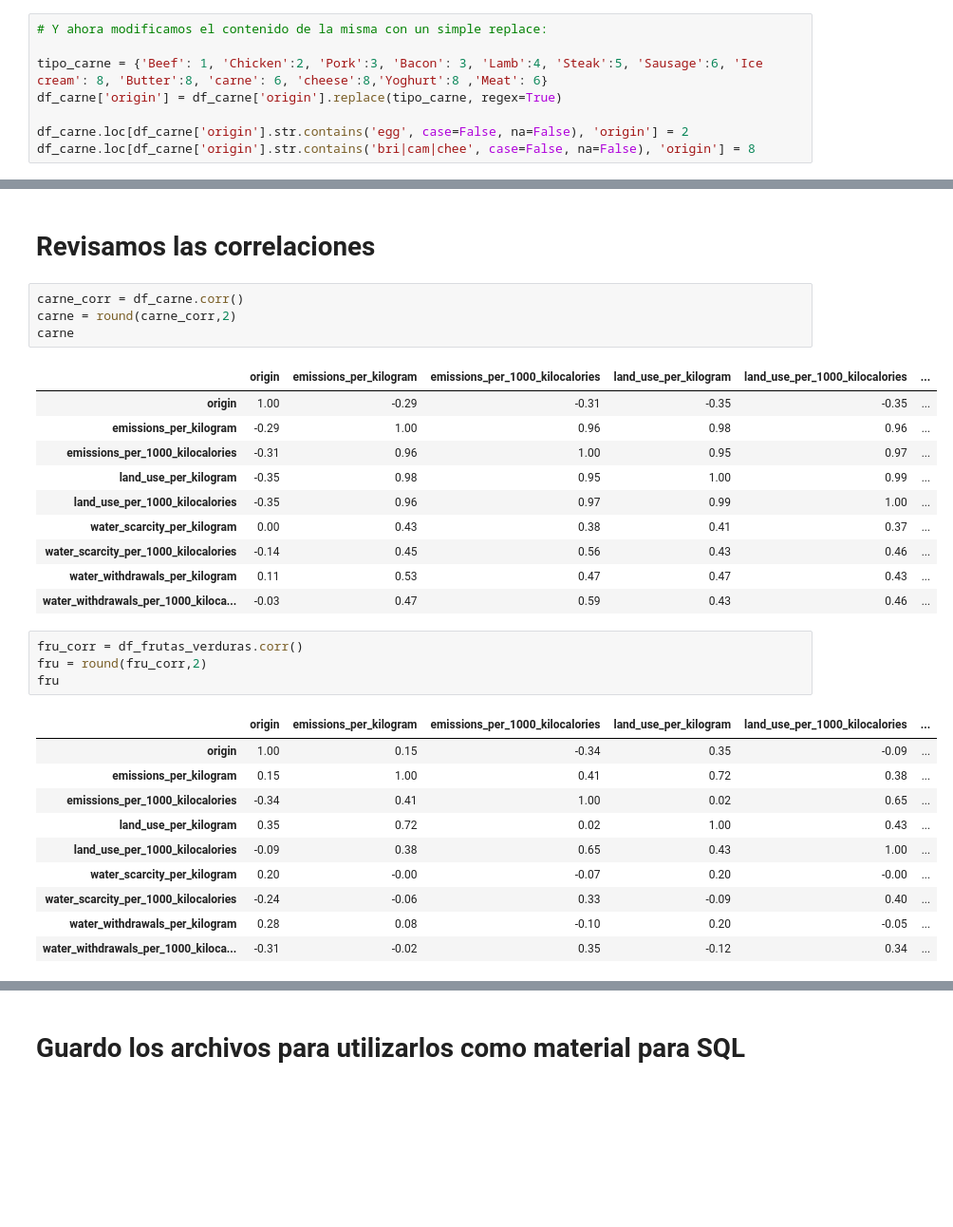
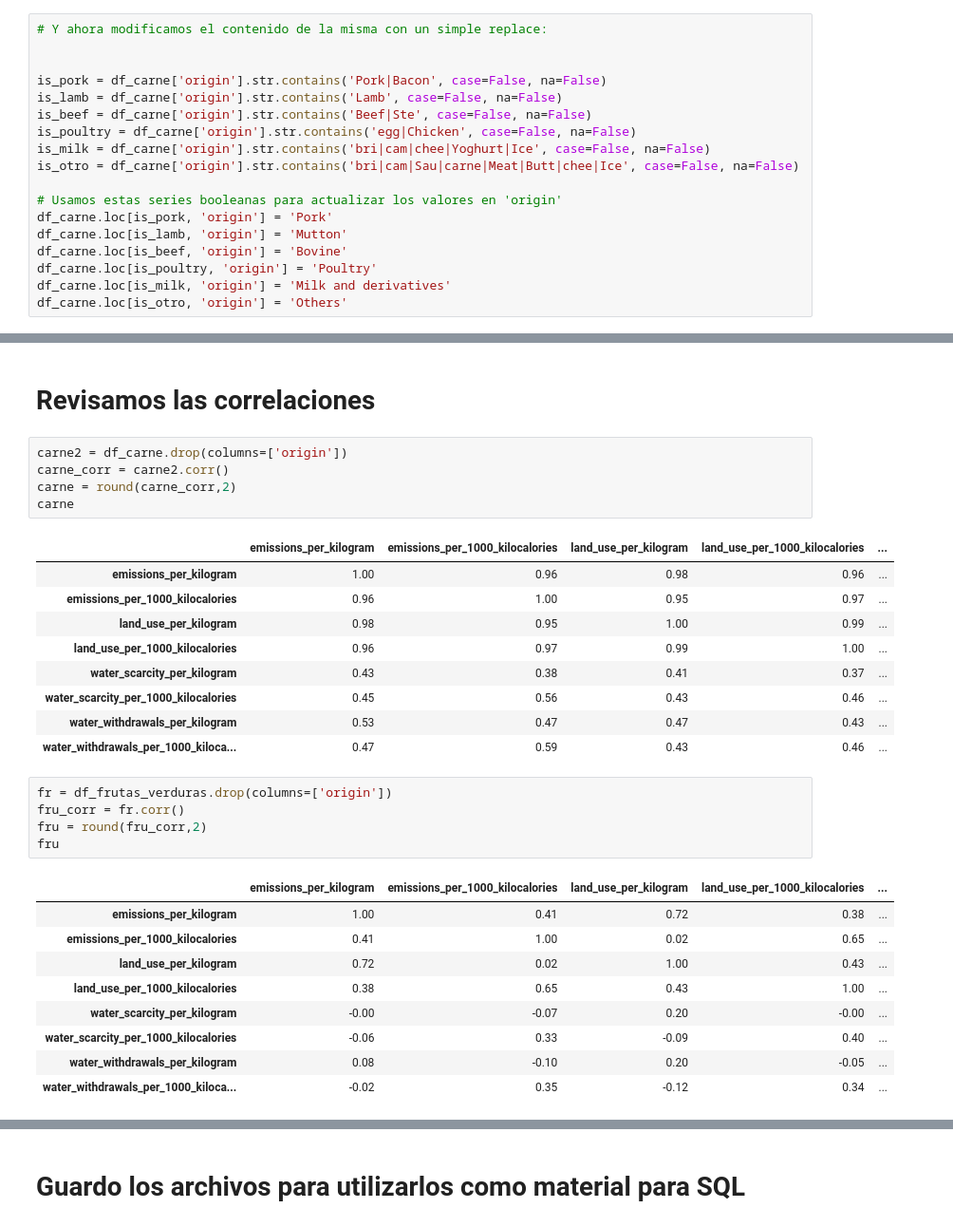
Before and after one commit to Vicgutgam/Final-project.-Carbon_footprint, a Jupyter notebook: Alimentación/Alimentos.ipynb, the cells around one changed output, grey strips where cells are left out. Shown at 95% size. Drawn from its saved outputs; the diff is of its cells as text; blank space fills up the shorter version.

```diff
--- a/Alimentación/Alimentos.ipynb
+++ b/Alimentación/Alimentos.ipynb
@@ -177,11 +177,21 @@ for producto in productos:
 # %%
 # Dataset de carnes y derivados
 df_carne = dix[dix['origin'].apply(lambda x: any(palabra in x for palabra in carne_derivados))]
-# %%
-# Y ahora modificamos el contenido de la misma con un simple replace:
-
-tipo_carne = {'Beef': 1, 'Chicken':2, 'Pork':3, 'Bacon': 3, 'Lamb':4, 'Steak':5, 'Sausage':6, 'Ice cream': 8, 'Butter':8, 'carne': 6, 'cheese':8,'Yoghurt':8 ,'Meat': 6}
-df_carne['origin'] = df_carne['origin'].replace(tipo_carne, regex=True)
-
-df_carne.loc[df_carne['origin'].str.contains('egg', case=False, na=False), 'origin'] = 2
-df_carne.loc[df_carne['origin'].str.contains('bri|cam|chee', case=False, na=False), 'origin'] = 8
+# %%
+# Y ahora modificamos el contenido de la misma con un simple replace:
+
+
+is_pork = df_carne['origin'].str.contains('Pork|Bacon', case=False, na=False)
+is_lamb = df_carne['origin'].str.contains('Lamb', case=False, na=False)
+is_beef = df_carne['origin'].str.contains('Beef|Ste', case=False, na=False)
+is_poultry = df_carne['origin'].str.contains('egg|Chicken', case=False, na=False)
+is_milk = df_carne['origin'].str.contains('bri|cam|chee|Yoghurt|Ice', case=False, na=False)
+is_otro = df_carne['origin'].str.contains('bri|cam|Sau|carne|Meat|Butt|chee|Ice', case=False, na=False)
+
+# Usamos estas series booleanas para actualizar los valores en 'origin'
+df_carne.loc[is_pork, 'origin'] = 'Pork'
+df_carne.loc[is_lamb, 'origin'] = 'Mutton'
+df_carne.loc[is_beef, 'origin'] = 'Bovine'
+df_carne.loc[is_poultry, 'origin'] = 'Poultry'
+df_carne.loc[is_milk, 'origin'] = 'Milk and derivatives'
+df_carne.loc[is_otro, 'origin'] = 'Others'
@@ -378,33 +391,33 @@ round((df_bebidas.describe().T), 2)
 # %% [markdown]
 # Revisamos las correlaciones
 # %%
-carne_corr = df_carne.corr()
+carne2 = df_carne.drop(columns=['origin'])
+carne_corr = carne2.corr()
 carne = round(carne_corr,2)
 carne
 # %% [output]
-|  | origin | emissions_per_kilogram | emissions_per_1000_kilocalories | land_use_per_kilogram | land_use_per_1000_kilocalories | ... |
-| origin | 1.00 | -0.29 | -0.31 | -0.35 | -0.35 | ... |
-| emissions_per_kilogram | -0.29 | 1.00 | 0.96 | 0.98 | 0.96 | ... |
-| emissions_per_1000_kilocalories | -0.31 | 0.96 | 1.00 | 0.95 | 0.97 | ... |
-| land_use_per_kilogram | -0.35 | 0.98 | 0.95 | 1.00 | 0.99 | ... |
-| land_use_per_1000_kilocalories | -0.35 | 0.96 | 0.97 | 0.99 | 1.00 | ... |
-| water_scarcity_per_kilogram | 0.00 | 0.43 | 0.38 | 0.41 | 0.37 | ... |
-| water_scarcity_per_1000_kilocalories | -0.14 | 0.45 | 0.56 | 0.43 | 0.46 | ... |
-| water_withdrawals_per_kilogram | 0.11 | 0.53 | 0.47 | 0.47 | 0.43 | ... |
-| water_withdrawals_per_1000_kiloca... | -0.03 | 0.47 | 0.59 | 0.43 | 0.46 | ... |
+|  | emissions_per_kilogram | emissions_per_1000_kilocalories | land_use_per_kilogram | land_use_per_1000_kilocalories | ... |
+| emissions_per_kilogram | 1.00 | 0.96 | 0.98 | 0.96 | ... |
+| emissions_per_1000_kilocalories | 0.96 | 1.00 | 0.95 | 0.97 | ... |
+| land_use_per_kilogram | 0.98 | 0.95 | 1.00 | 0.99 | ... |
+| land_use_per_1000_kilocalories | 0.96 | 0.97 | 0.99 | 1.00 | ... |
+| water_scarcity_per_kilogram | 0.43 | 0.38 | 0.41 | 0.37 | ... |
+| water_scarcity_per_1000_kilocalories | 0.45 | 0.56 | 0.43 | 0.46 | ... |
+| water_withdrawals_per_kilogram | 0.53 | 0.47 | 0.47 | 0.43 | ... |
+| water_withdrawals_per_1000_kiloca... | 0.47 | 0.59 | 0.43 | 0.46 | ... |
 # %%
-fru_corr = df_frutas_verduras.corr()
+fr = df_frutas_verduras.drop(columns=['origin'])
+fru_corr = fr.corr()
 fru = round(fru_corr,2)
 fru
 # %% [output]
-|  | origin | emissions_per_kilogram | emissions_per_1000_kilocalories | land_use_per_kilogram | land_use_per_1000_kilocalories | ... |
-| origin | 1.00 | 0.15 | -0.34 | 0.35 | -0.09 | ... |
-| emissions_per_kilogram | 0.15 | 1.00 | 0.41 | 0.72 | 0.38 | ... |
-| emissions_per_1000_kilocalories | -0.34 | 0.41 | 1.00 | 0.02 | 0.65 | ... |
-| land_use_per_kilogram | 0.35 | 0.72 | 0.02 | 1.00 | 0.43 | ... |
-| land_use_per_1000_kilocalories | -0.09 | 0.38 | 0.65 | 0.43 | 1.00 | ... |
-| water_scarcity_per_kilogram | 0.20 | -0.00 | -0.07 | 0.20 | -0.00 | ... |
-| water_scarcity_per_1000_kilocalories | -0.24 | -0.06 | 0.33 | -0.09 | 0.40 | ... |
-| water_withdrawals_per_kilogram | 0.28 | 0.08 | -0.10 | 0.20 | -0.05 | ... |
-| water_withdrawals_per_1000_kiloca... | -0.31 | -0.02 | 0.35 | -0.12 | 0.34 | ... |
+|  | emissions_per_kilogram | emissions_per_1000_kilocalories | land_use_per_kilogram | land_use_per_1000_kilocalories | ... |
+| emissions_per_kilogram | 1.00 | 0.41 | 0.72 | 0.38 | ... |
+| emissions_per_1000_kilocalories | 0.41 | 1.00 | 0.02 | 0.65 | ... |
+| land_use_per_kilogram | 0.72 | 0.02 | 1.00 | 0.43 | ... |
+| land_use_per_1000_kilocalories | 0.38 | 0.65 | 0.43 | 1.00 | ... |
+| water_scarcity_per_kilogram | -0.00 | -0.07 | 0.20 | -0.00 | ... |
+| water_scarcity_per_1000_kilocalories | -0.06 | 0.33 | -0.09 | 0.40 | ... |
+| water_withdrawals_per_kilogram | 0.08 | -0.10 | 0.20 | -0.05 | ... |
+| water_withdrawals_per_1000_kiloca... | -0.02 | 0.35 | -0.12 | 0.34 | ... |
 # %%
```
Also changed, not shown: parts of 17 cells of this notebook, 6 other files.
